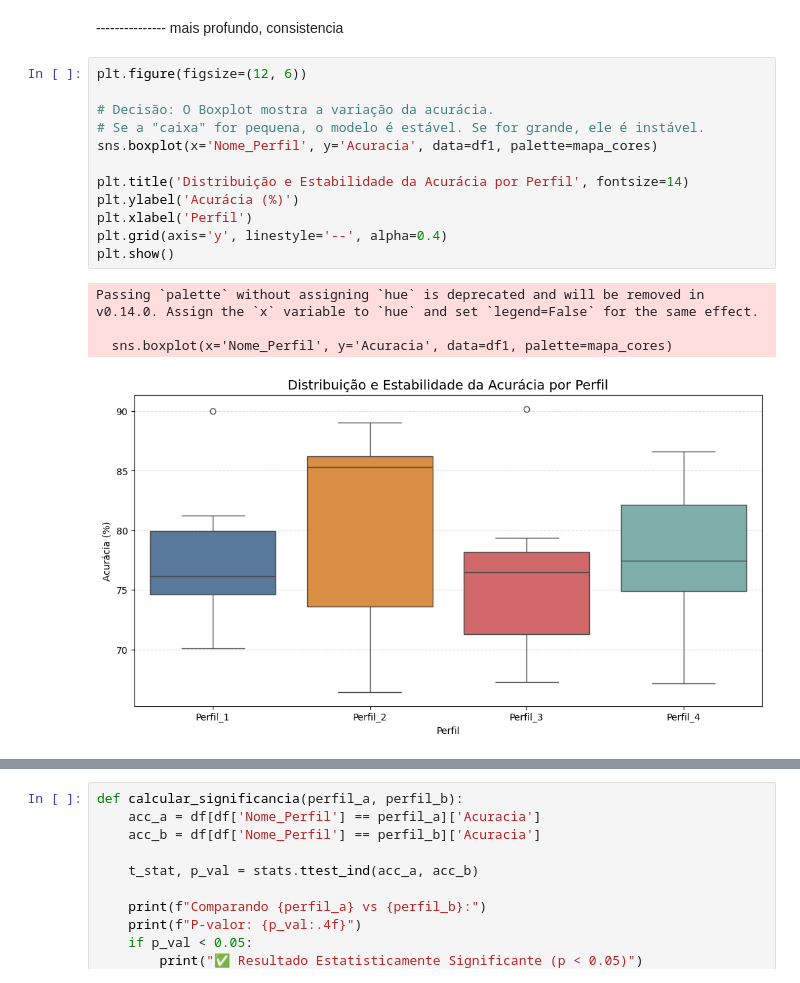
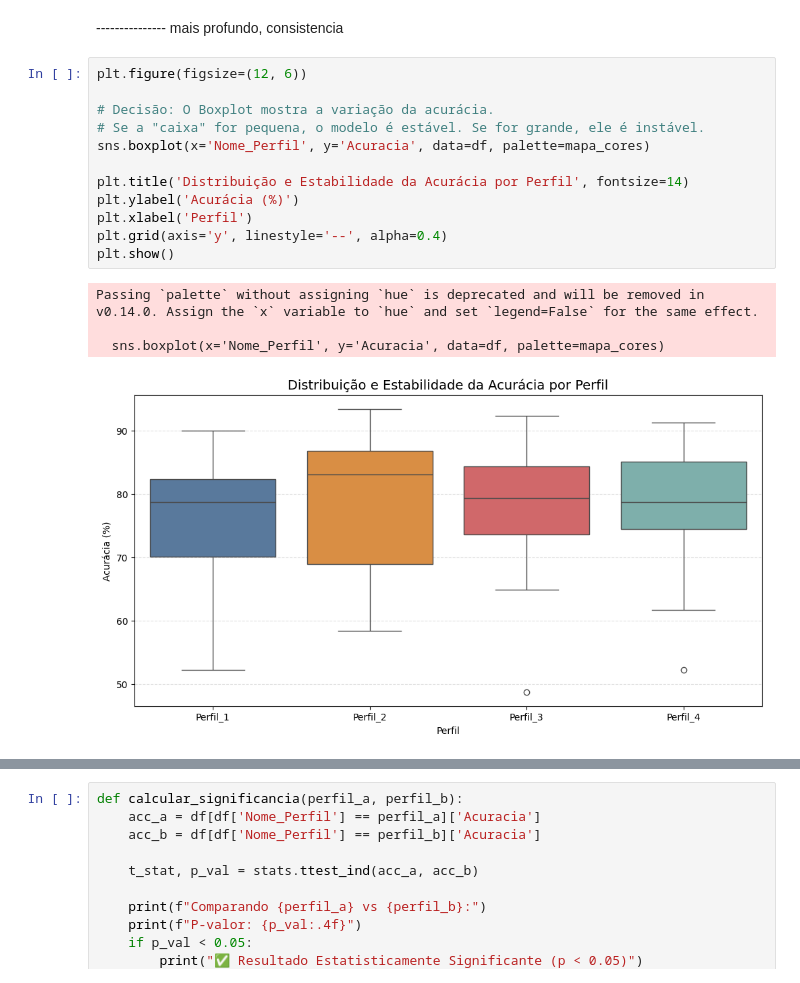
Before and after one commit to jonatas-ti-sistema/tcc_nlp, a Jupyter notebook: tratar_resultados copy.ipynb, the cells around one changed output, grey strips where cells are left out. Drawn from its saved outputs; the diff is of its cells as text.

```diff
--- a/tratar_resultados copy.ipynb
+++ b/tratar_resultados copy.ipynb
@@ -281,17 +168,17 @@ plt.show()
 # %%
 plt.figure(figsize=(12, 6))
 
 # Decisão: O Boxplot mostra a variação da acurácia.
 # Se a "caixa" for pequena, o modelo é estável. Se for grande, ele é instável.
-sns.boxplot(x='Nome_Perfil', y='Acuracia', data=df1, palette=mapa_cores)
+sns.boxplot(x='Nome_Perfil', y='Acuracia', data=df, palette=mapa_cores)
 
 plt.title('Distribuição e Estabilidade da Acurácia por Perfil', fontsize=14)
 plt.ylabel('Acurácia (%)')
 plt.xlabel('Perfil')
 plt.grid(axis='y', linestyle='--', alpha=0.4)
 plt.show()
 # %% [output]
 Passing `palette` without assigning `hue` is deprecated and will be removed in v0.14.0. Assign the `x` variable to `hue` and set `legend=False` for the same effect.
 
-  sns.boxplot(x='Nome_Perfil', y='Acuracia', data=df1, palette=mapa_cores)
+  sns.boxplot(x='Nome_Perfil', y='Acuracia', data=df, palette=mapa_cores)
-[figure, old version]
+[figure, new version]
```
Also changed, not shown: parts of 11 cells of this notebook, 1 other file.
